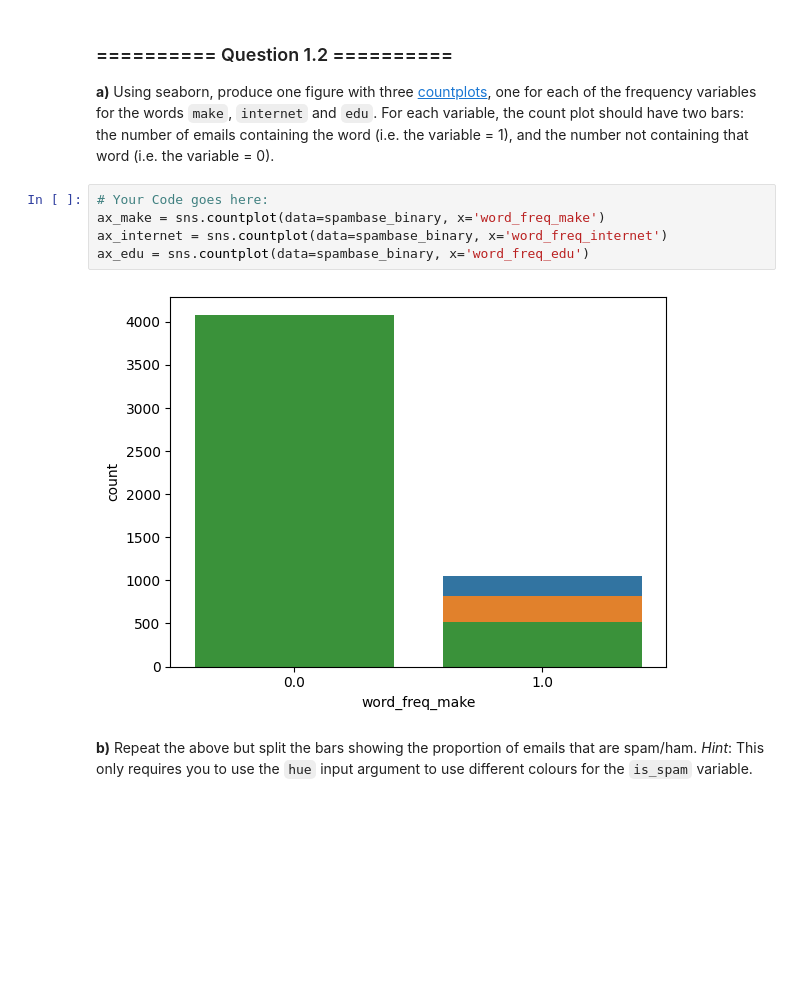
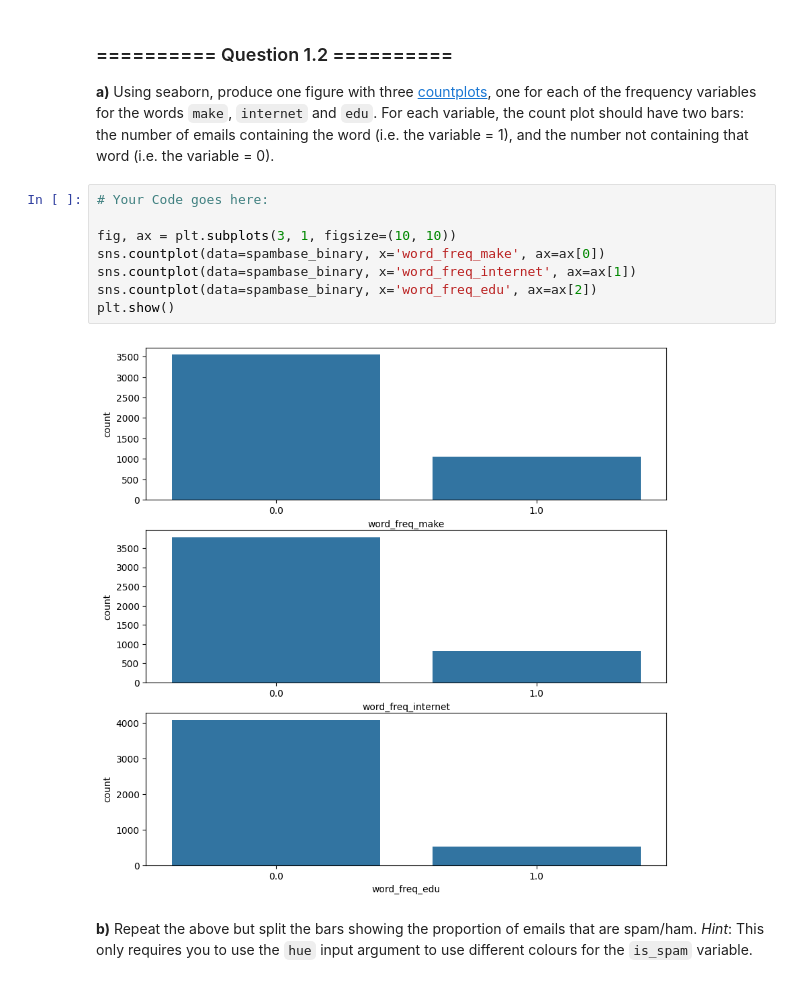
Before and after one commit to dz-paji/aml_labs, a Jupyter notebook: Labs/02__Data_Exploration.ipynb, the cells around one changed output. Drawn from its saved outputs; the diff is of its cells as text; blank space fills up the shorter version.

```diff
--- a/Labs/02__Data_Exploration.ipynb
+++ b/Labs/02__Data_Exploration.ipynb
@@ -77,11 +77,14 @@ spambase_binary[spambase_binary > 0] = 1
 **a)** Using seaborn, produce one figure with three [countplots](https://seaborn.github.io/generated/seaborn.countplot.html?highlight=countplot#seaborn.countplot), one for each of the frequency variables for the words `make`, `internet` and `edu`. For each variable, the count plot should have two bars: the number of emails containing the word (i.e. the variable = 1), and the number not containing that word (i.e. the variable = 0).
 # %%
 # Your Code goes here:
-ax_make = sns.countplot(data=spambase_binary, x='word_freq_make')
-ax_internet = sns.countplot(data=spambase_binary, x='word_freq_internet')
-ax_edu = sns.countplot(data=spambase_binary, x='word_freq_edu')
+
+fig, ax = plt.subplots(3, 1, figsize=(10, 10))
+sns.countplot(data=spambase_binary, x='word_freq_make', ax=ax[0])
+sns.countplot(data=spambase_binary, x='word_freq_internet', ax=ax[1])
+sns.countplot(data=spambase_binary, x='word_freq_edu', ax=ax[2])
+plt.show()
 # %% [output]
-[figure, old version]
+[figure, new version]
 # %% [markdown]
 **b)** Repeat the above but split the bars showing the proportion of emails that are spam/ham. *Hint*: This only requires you to use the `hue` input argument to use different colours for the `is_spam` variable.
 # %%
```
Also changed, not shown: parts of 1 cell of this notebook.
